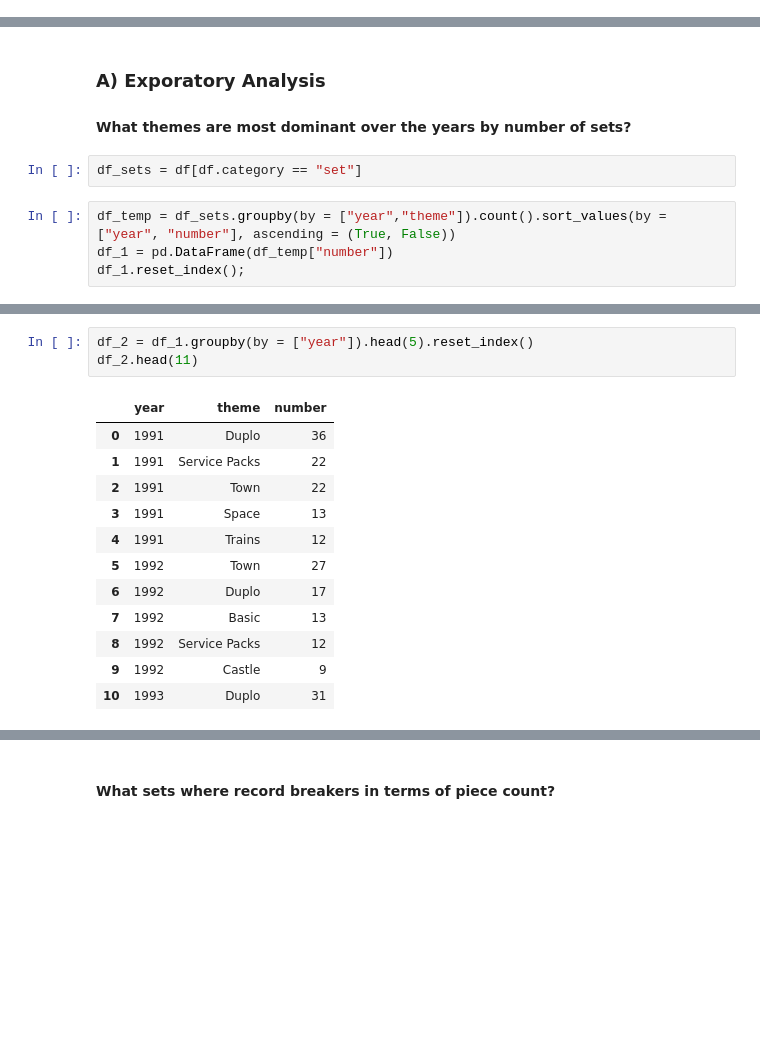
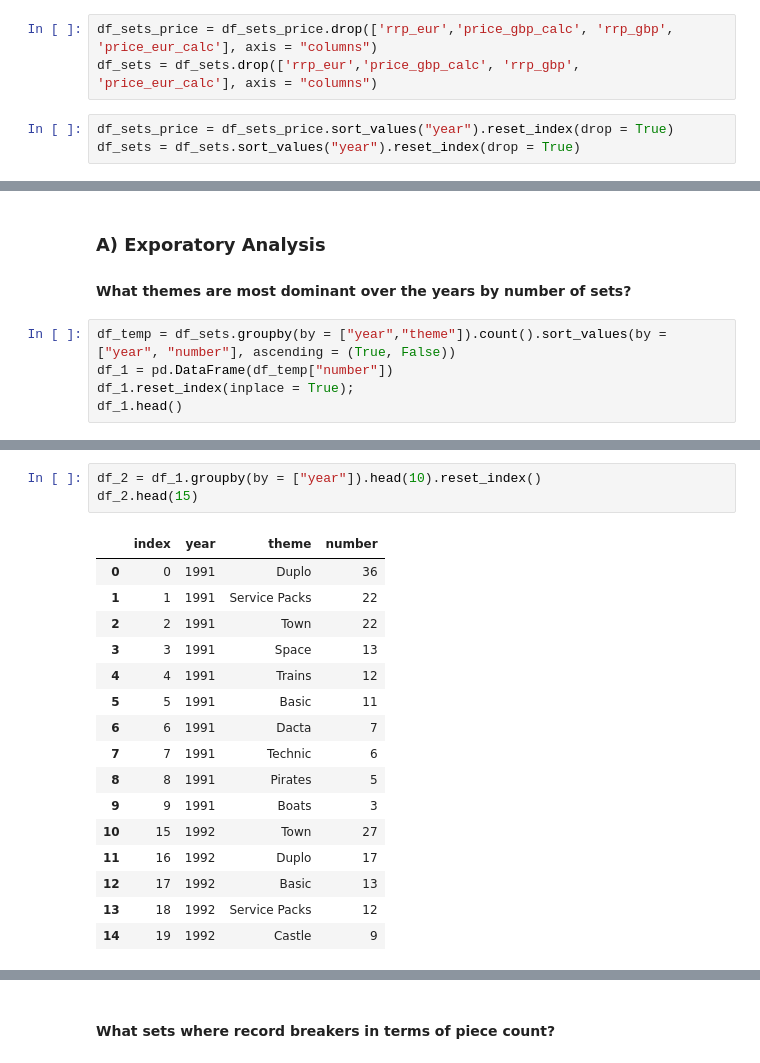
Before and after one commit to michaeltosic/lego-analysis, a Jupyter notebook: lego-analysis.ipynb, the cells around one changed output, grey strips where cells are left out. Cells and saved outputs as stored; diff of their text form; blank space fills up the shorter version.

```diff
--- a/lego-analysis.ipynb
+++ b/lego-analysis.ipynb
@@ -490,0 +623,6 @@ print(set(df.year))
+# %%
+df_sets_price = df_sets_price.drop(['rrp_eur','price_gbp_calc', 'rrp_gbp', 'price_eur_calc'], axis = "columns")
+df_sets = df_sets.drop(['rrp_eur','price_gbp_calc', 'rrp_gbp', 'price_eur_calc'], axis = "columns")
+# %%
+df_sets_price = df_sets_price.sort_values("year").reset_index(drop = True)
+df_sets = df_sets.sort_values("year").reset_index(drop = True)
@@ -510,9 +651,8 @@ Name: category, Length: 11668, dtype: object
 # %% [markdown]
 ### A) Exporatory Analysis
 #### What themes are most dominant over the years by number of sets?
-# %%
-df_sets = df[df.category == "set"]
 # %%
 df_temp = df_sets.groupby(by = ["year","theme"]).count().sort_values(by =["year", "number"], ascending = (True, False))
 df_1 = pd.DataFrame(df_temp["number"])
-df_1.reset_index();
+df_1.reset_index(inplace = True);
+df_1.head()
@@ -519,17 +677,21 @@ df_1.reset_index();
 # %%
-df_2 = df_1.groupby(by = ["year"]).head(5).reset_index()
-df_2.head(11)
+df_2 = df_1.groupby(by = ["year"]).head(10).reset_index()
+df_2.head(15)
 # %% [output]
-|  | year | theme | number |
-| 0 | 1991 | Duplo | 36 |
-| 1 | 1991 | Service Packs | 22 |
-| 2 | 1991 | Town | 22 |
-| 3 | 1991 | Space | 13 |
-| 4 | 1991 | Trains | 12 |
-| 5 | 1992 | Town | 27 |
-| 6 | 1992 | Duplo | 17 |
-| 7 | 1992 | Basic | 13 |
-| 8 | 1992 | Service Packs | 12 |
-| 9 | 1992 | Castle | 9 |
-| 10 | 1993 | Duplo | 31 |
+|  | index | year | theme | number |
+| 0 | 0 | 1991 | Duplo | 36 |
+| 1 | 1 | 1991 | Service Packs | 22 |
+| 2 | 2 | 1991 | Town | 22 |
+| 3 | 3 | 1991 | Space | 13 |
+| 4 | 4 | 1991 | Trains | 12 |
+| 5 | 5 | 1991 | Basic | 11 |
+| 6 | 6 | 1991 | Dacta | 7 |
+| 7 | 7 | 1991 | Technic | 6 |
+| 8 | 8 | 1991 | Pirates | 5 |
+| 9 | 9 | 1991 | Boats | 3 |
+| 10 | 15 | 1992 | Town | 27 |
+| 11 | 16 | 1992 | Duplo | 17 |
+| 12 | 17 | 1992 | Basic | 13 |
+| 13 | 18 | 1992 | Service Packs | 12 |
+| 14 | 19 | 1992 | Castle | 9 |
 # %%
```
Also changed, not shown: parts of 64 cells of this notebook, 2 other files.
